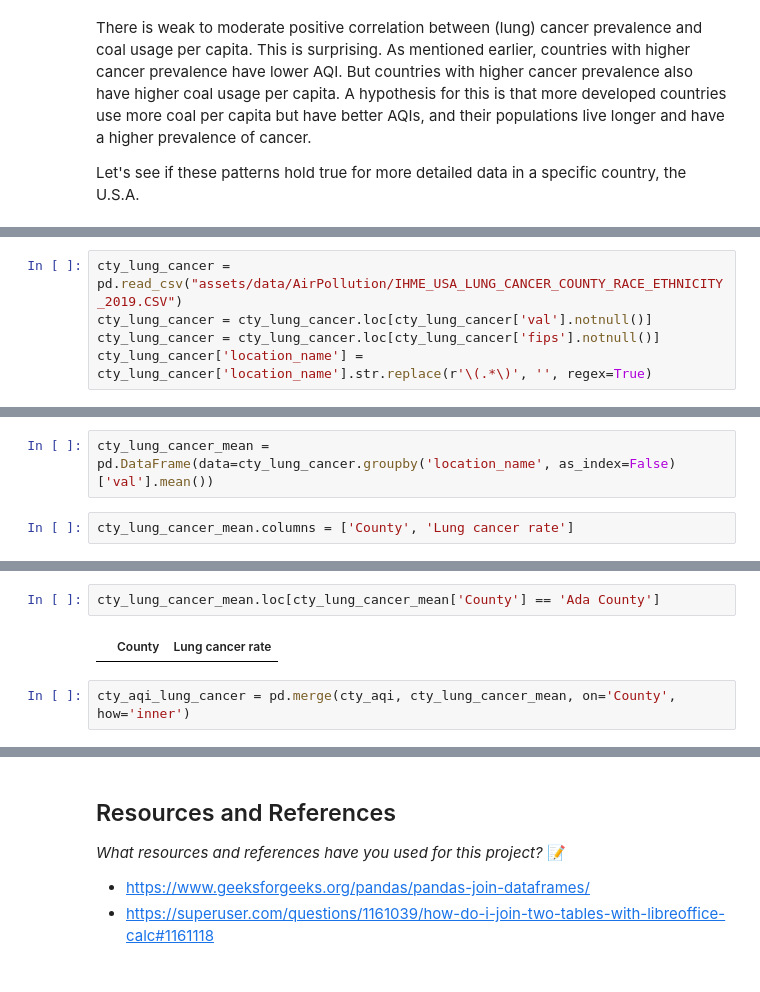
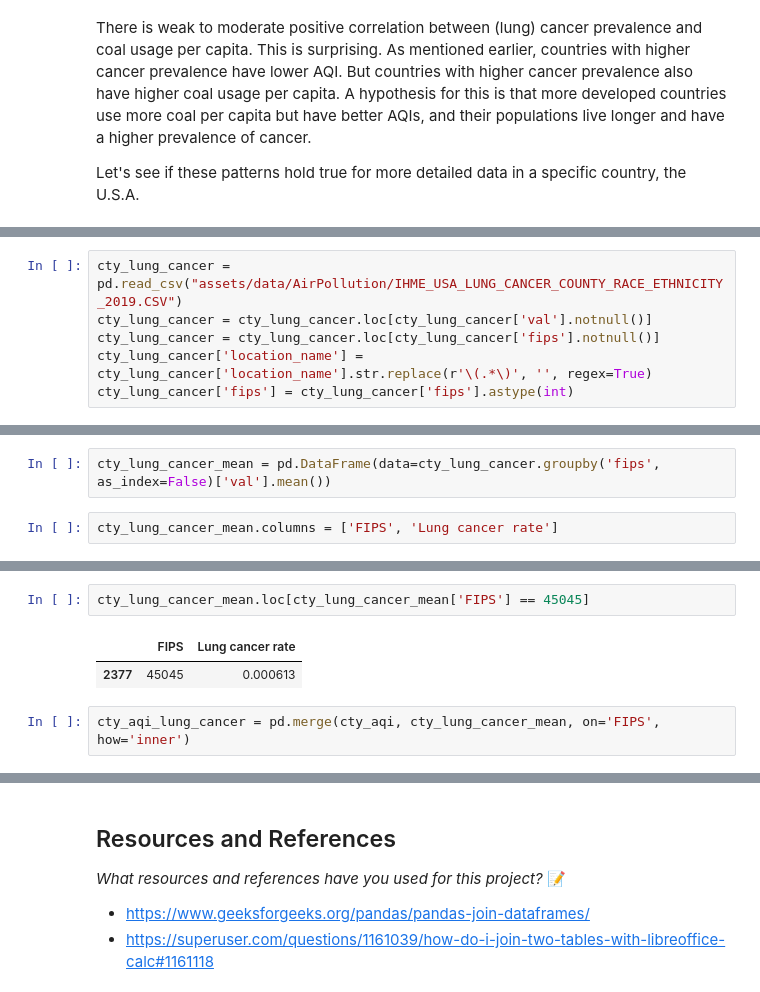
Before and after one commit to IT4063C001-Fall2025/final-project-iselekp, a Jupyter notebook: source.ipynb, the cells around one changed output, grey strips where cells are left out. Drawn from its saved outputs; the diff is of its cells as text.

Commit message:
merging USA county dataframes on FIPS

```diff
--- a/source.ipynb
+++ b/source.ipynb
@@ -341,6 +349,7 @@ cty_lung_cancer = pd.read_csv("assets/data/AirPollution/IHME_USA_LUNG_CANCER_COU
 cty_lung_cancer = cty_lung_cancer.loc[cty_lung_cancer['val'].notnull()]
 cty_lung_cancer = cty_lung_cancer.loc[cty_lung_cancer['fips'].notnull()]
 cty_lung_cancer['location_name'] = cty_lung_cancer['location_name'].str.replace(r'\(.*\)', '', regex=True)
+cty_lung_cancer['fips'] = cty_lung_cancer['fips'].astype(int)
 # %%
 cty_lung_cancer.sample(5)
 # %% [output]
@@ -353,7 +362,7 @@ cty_lung_cancer.sample(5)
 # %%
-cty_lung_cancer_mean = pd.DataFrame(data=cty_lung_cancer.groupby('location_name', as_index=False)['val'].mean())
+cty_lung_cancer_mean = pd.DataFrame(data=cty_lung_cancer.groupby('fips', as_index=False)['val'].mean())
 # %%
-cty_lung_cancer_mean.columns = ['County', 'Lung cancer rate']
+cty_lung_cancer_mean.columns = ['FIPS', 'Lung cancer rate']
 # %%
 cty_lung_cancer_mean.info()
 # %% [output]
@@ -369,9 +389,10 @@ memory usage: 30.2+ KB
 # %%
-cty_lung_cancer_mean.loc[cty_lung_cancer_mean['County'] == 'Ada County']
+cty_lung_cancer_mean.loc[cty_lung_cancer_mean['FIPS'] == 45045]
 # %% [output]
-|  | County | Lung cancer rate |
+|  | FIPS | Lung cancer rate |
+| 2377 | 45045 | 0.000613 |
 # %%
-cty_aqi_lung_cancer = pd.merge(cty_aqi, cty_lung_cancer_mean, on='County', how='inner')
+cty_aqi_lung_cancer = pd.merge(cty_aqi, cty_lung_cancer_mean, on='FIPS', how='inner')
 # %%
 cty_aqi_lung_cancer.head(5)
 # %% [output]
```
Also changed, not shown: parts of 14 cells of this notebook, 4 other files.
